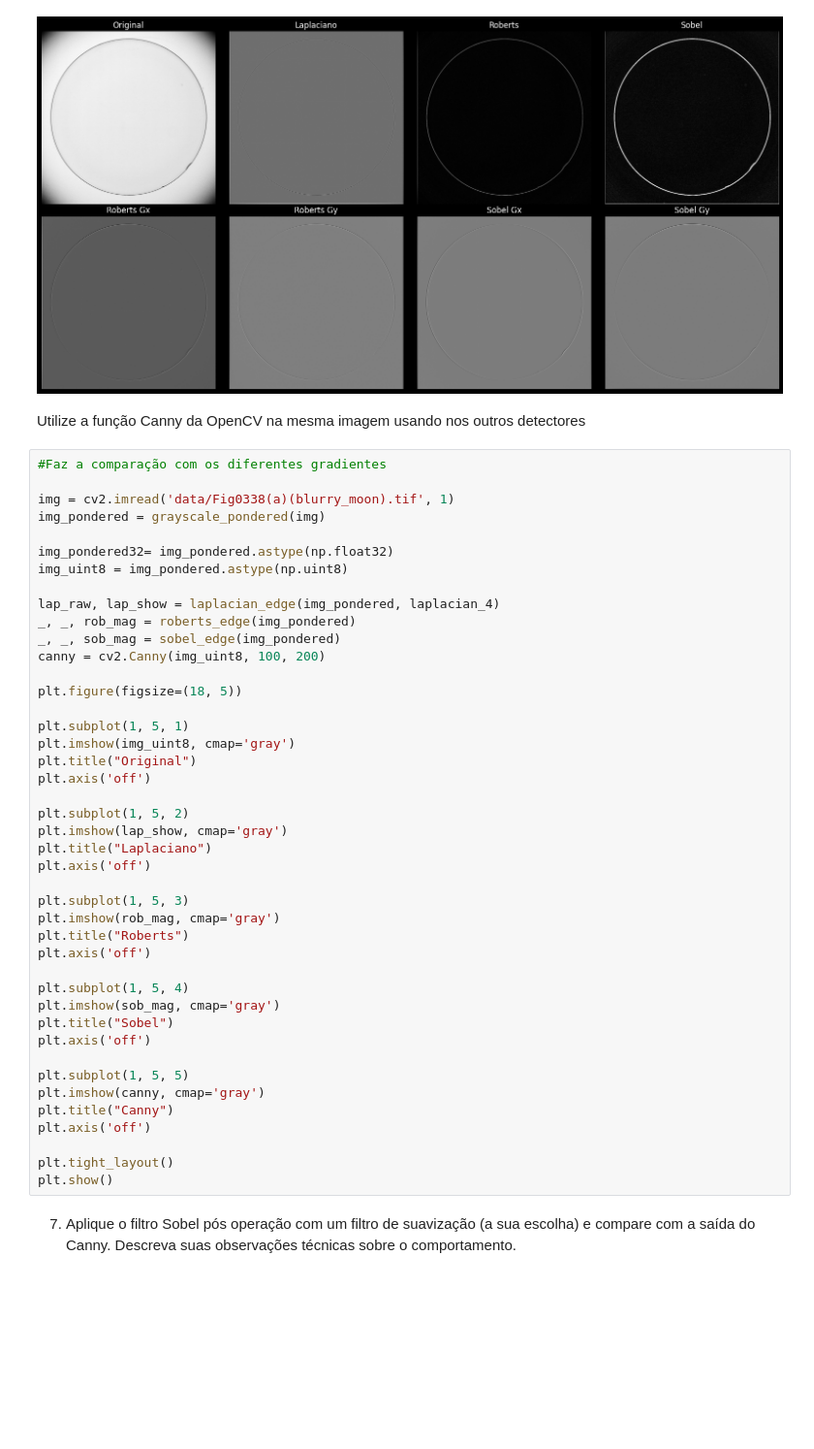
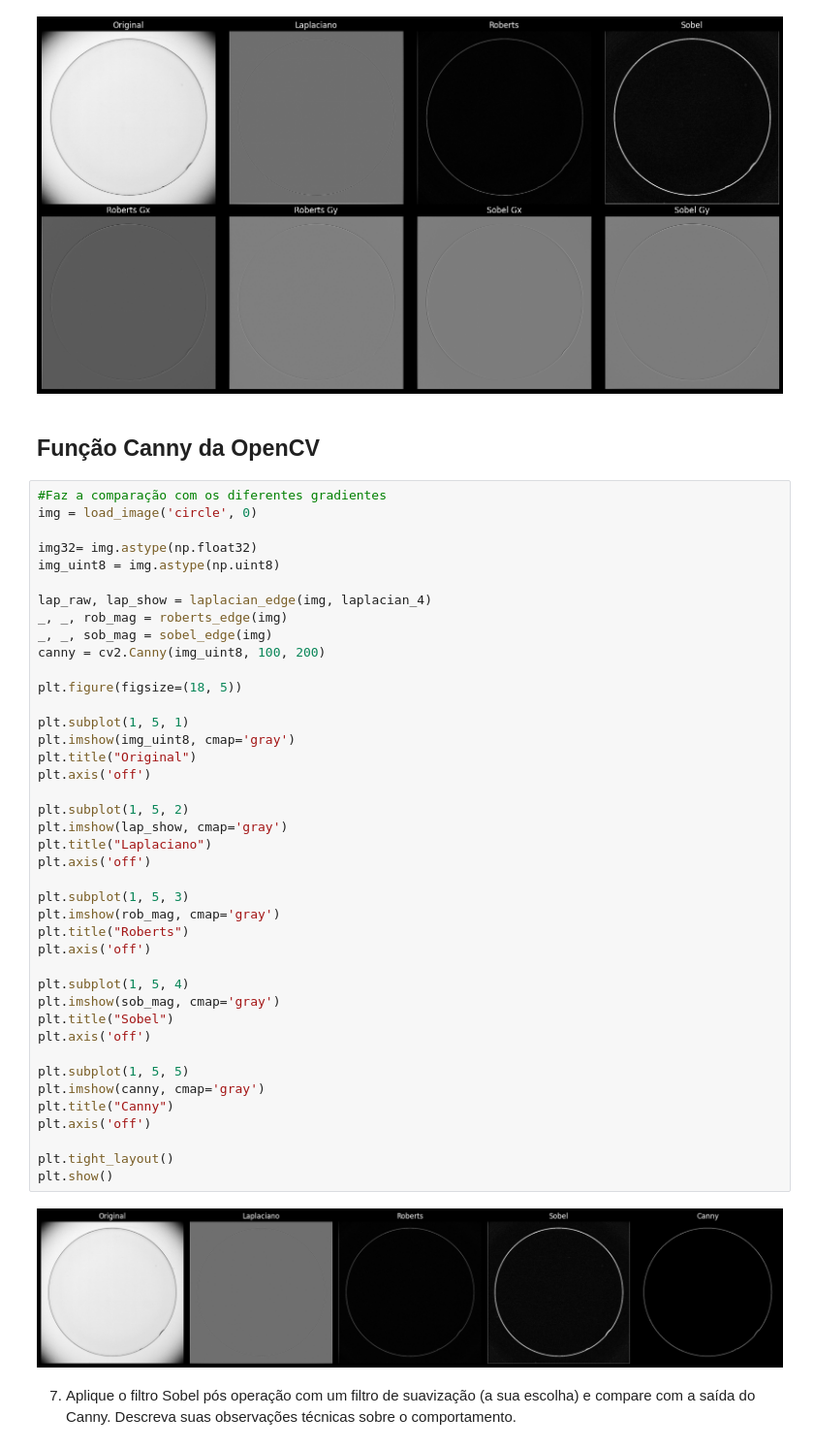
Before and after one commit to jvctrsilva/PDI_T1_Filtragem_Espacial, a Jupyter notebook: Filtragem_Espacial.ipynb, the cells around one changed output. Shown at 97% size. Saved outputs shown, nothing was run; the diff lists cells and outputs as text; blank space fills up the shorter version.

Commit message:
refactor: alterando a maneira que a imagem é carregada no bloco de Canny

```diff
--- a/Filtragem_Espacial.ipynb
+++ b/Filtragem_Espacial.ipynb
@@ -729,50 +729,50 @@ plt.show()
 # %% [output]
 [figure]
 # %% [markdown]
-Utilize a função Canny da OpenCV na mesma imagem usando nos outros detectores
+## Função Canny da OpenCV
 # %%
 #Faz a comparação com os diferentes gradientes
+img = load_image('circle', 0)
 
-img = cv2.imread('data/Fig0338(a)(blurry_moon).tif', 1)
-img_pondered = grayscale_pondered(img)
+img32= img.astype(np.float32)
+img_uint8 = img.astype(np.uint8)
 
-img_pondered32= img_pondered.astype(np.float32)
-img_uint8 = img_pondered.astype(np.uint8)
-
-lap_raw, lap_show = laplacian_edge(img_pondered, laplacian_4)
-_, _, rob_mag = roberts_edge(img_pondered)
-_, _, sob_mag = sobel_edge(img_pondered)
+lap_raw, lap_show = laplacian_edge(img, laplacian_4)
+_, _, rob_mag = roberts_edge(img)
+_, _, sob_mag = sobel_edge(img)
 canny = cv2.Canny(img_uint8, 100, 200)
 
 plt.figure(figsize=(18, 5))
 
 plt.subplot(1, 5, 1)
 plt.imshow(img_uint8, cmap='gray')
 plt.title("Original")
 plt.axis('off')
 
 plt.subplot(1, 5, 2)
 plt.imshow(lap_show, cmap='gray')
 plt.title("Laplaciano")
 plt.axis('off')
 
 plt.subplot(1, 5, 3)
 plt.imshow(rob_mag, cmap='gray')
 plt.title("Roberts")
 plt.axis('off')
 
 plt.subplot(1, 5, 4)
 plt.imshow(sob_mag, cmap='gray')
 plt.title("Sobel")
 plt.axis('off')
 
 plt.subplot(1, 5, 5)
 plt.imshow(canny, cmap='gray')
 plt.title("Canny")
 plt.axis('off')
 
 plt.tight_layout()
 plt.show()
+# %% [output]
+[figure, added]
 # %% [markdown]
 7. Aplique o filtro Sobel pós operação com um filtro de suavização (a sua escolha) e compare com a saída do Canny. Descreva suas observações técnicas sobre o comportamento.
 # %%
```
